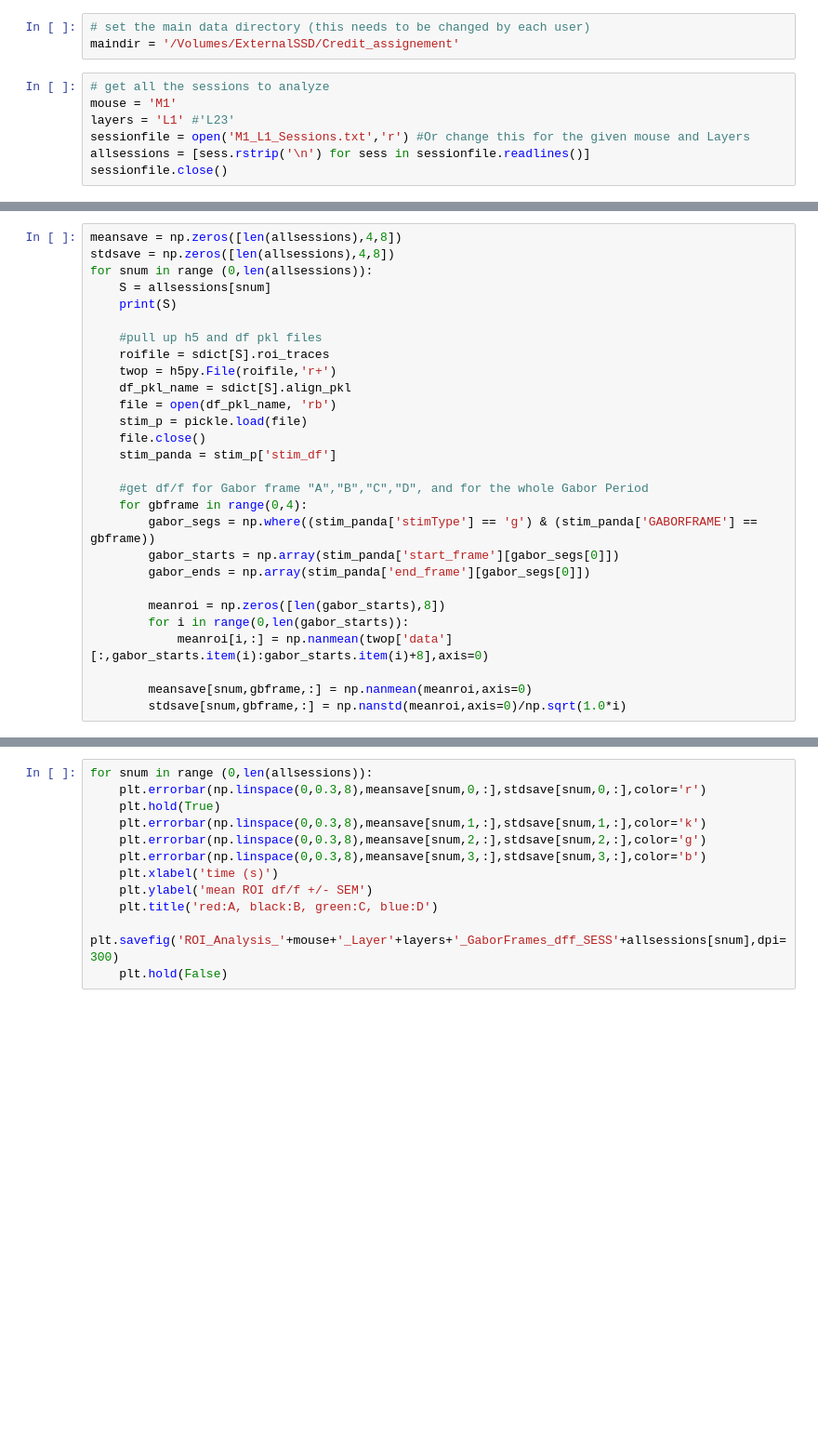
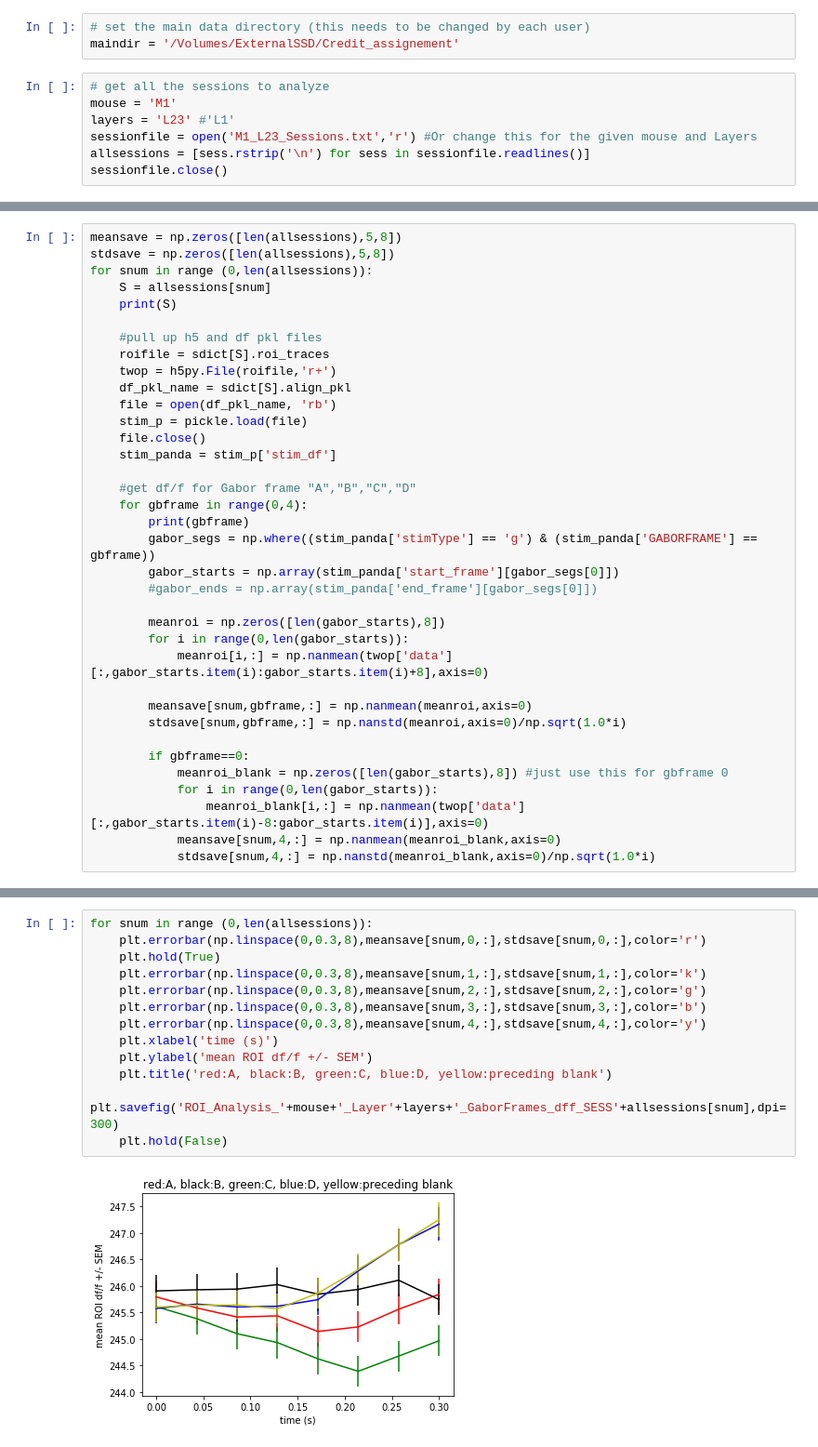
Before and after one commit to colleenjg/OpenScope_CA_Analysis, a Jupyter notebook: JZ_Notebook_Fig1A_Analysis_GaborFrameROITraces.ipynb, the cells around one changed output, grey strips where cells are left out. Shown at 93% size. Drawn from its saved outputs; the diff is of its cells as text; blank space fills up the shorter version.

```diff
--- a/JZ_Notebook_Fig1A_Analysis_GaborFrameROITraces.ipynb
+++ b/JZ_Notebook_Fig1A_Analysis_GaborFrameROITraces.ipynb
@@ -11,8 +11,8 @@ maindir = '/Volumes/ExternalSSD/Credit_assignement'
 # %%
 # get all the sessions to analyze
 mouse = 'M1'
-layers = 'L1' #'L23'
-sessionfile = open('M1_L1_Sessions.txt','r') #Or change this for the given mouse and Layers
+layers = 'L23' #'L1'
+sessionfile = open('M1_L23_Sessions.txt','r') #Or change this for the given mouse and Layers
 allsessions = [sess.rstrip('\n') for sess in sessionfile.readlines()]
 sessionfile.close()
 # %%
@@ -35,6 +48,6 @@ calculating stimulus alignment
 # %%
-meansave = np.zeros([len(allsessions),4,8])
-stdsave = np.zeros([len(allsessions),4,8])
+meansave = np.zeros([len(allsessions),5,8])
+stdsave = np.zeros([len(allsessions),5,8])
 for snum in range (0,len(allsessions)):
     S = allsessions[snum]
     print(S)
@@ -48,11 +61,12 @@ for snum in range (0,len(allsessions)):
     file.close()
     stim_panda = stim_p['stim_df']
 
-    #get df/f for Gabor frame "A","B","C","D", and for the whole Gabor Period
+    #get df/f for Gabor frame "A","B","C","D"
     for gbframe in range(0,4):
+        print(gbframe)
         gabor_segs = np.where((stim_panda['stimType'] == 'g') & (stim_panda['GABORFRAME'] == gbframe))
         gabor_starts = np.array(stim_panda['start_frame'][gabor_segs[0]])
-        gabor_ends = np.array(stim_panda['end_frame'][gabor_segs[0]])
+        #gabor_ends = np.array(stim_panda['end_frame'][gabor_segs[0]])
 
         meanroi = np.zeros([len(gabor_starts),8])
         for i in range(0,len(gabor_starts)):
@@ -60,3 +74,10 @@ for snum in range (0,len(allsessions)):
 
         meansave[snum,gbframe,:] = np.nanmean(meanroi,axis=0)
         stdsave[snum,gbframe,:] = np.nanstd(meanroi,axis=0)/np.sqrt(1.0*i)
+
+        if gbframe==0:
+            meanroi_blank = np.zeros([len(gabor_starts),8]) #just use this for gbframe 0
+            for i in range(0,len(gabor_starts)):
+                meanroi_blank[i,:] = np.nanmean(twop['data'][:,gabor_starts.item(i)-8:gabor_starts.item(i)],axis=0)
+            meansave[snum,4,:] = np.nanmean(meanroi_blank,axis=0)
+            stdsave[snum,4,:] = np.nanstd(meanroi_blank,axis=0)/np.sqrt(1.0*i)
@@ -63,12 +105,15 @@ for snum in range (0,len(allsessions)):
 # %%
 for snum in range (0,len(allsessions)):
     plt.errorbar(np.linspace(0,0.3,8),meansave[snum,0,:],stdsave[snum,0,:],color='r')
     plt.hold(True)
     plt.errorbar(np.linspace(0,0.3,8),meansave[snum,1,:],stdsave[snum,1,:],color='k')
     plt.errorbar(np.linspace(0,0.3,8),meansave[snum,2,:],stdsave[snum,2,:],color='g')
     plt.errorbar(np.linspace(0,0.3,8),meansave[snum,3,:],stdsave[snum,3,:],color='b')
+    plt.errorbar(np.linspace(0,0.3,8),meansave[snum,4,:],stdsave[snum,4,:],color='y')
     plt.xlabel('time (s)')
     plt.ylabel('mean ROI df/f +/- SEM')
-    plt.title('red:A, black:B, green:C, blue:D')
+    plt.title('red:A, black:B, green:C, blue:D, yellow:preceding blank')
     plt.savefig('ROI_Analysis_'+mouse+'_Layer'+layers+'_GaborFrames_dff_SESS'+allsessions[snum],dpi=300)
     plt.hold(False)
+# %% [output]
+[figure, added]
```
Also changed, not shown: parts of 3 cells of this notebook.
